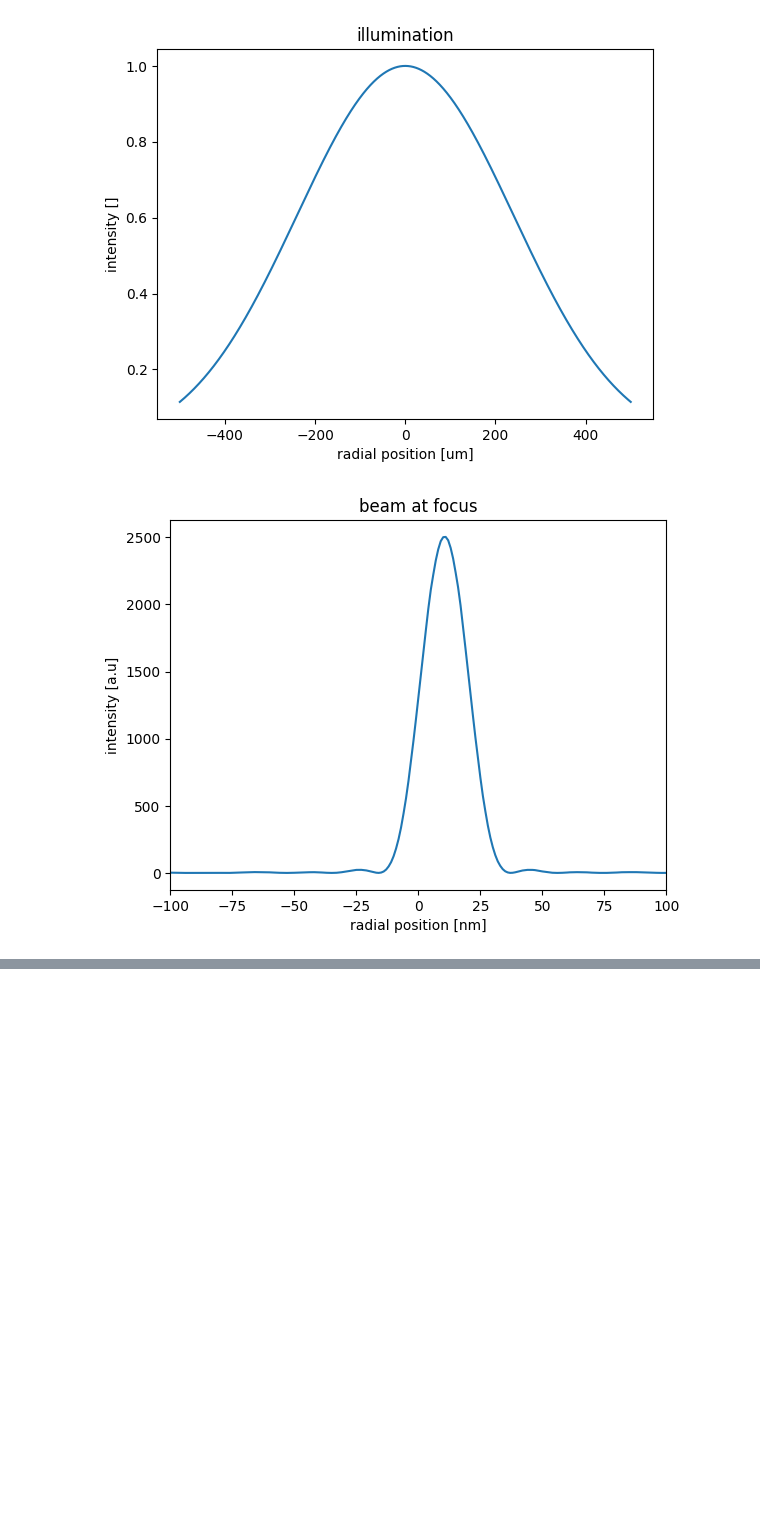
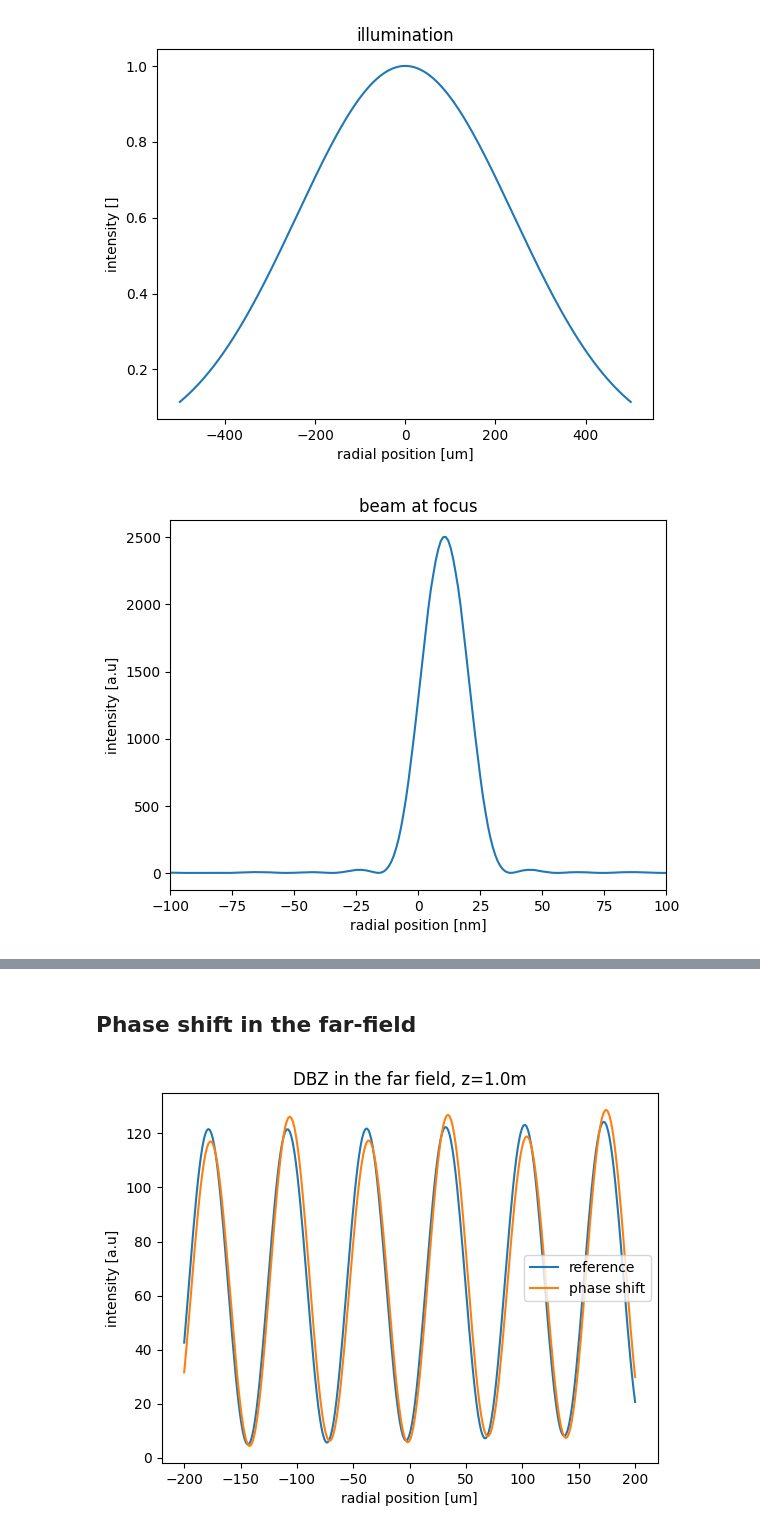
Before and after one commit to xiaoyachong/dream, a Jupyter notebook: dbz.ipynb, the cells around one changed output, grey strips where cells are left out. Cells and saved outputs as stored; diff of their text form; code cells hidden in the pictures; blank space fills up the shorter version.

```diff
--- a/dbz.ipynb
+++ b/dbz.ipynb
@@ -143,0 +187,27 @@ plt.show()
+# %% [markdown]
+## Phase shift in the far-field
+# %%
+# need to use huygens fresnel here because
+# dx_m<wavelength_m*z_m/Dx_m
+
+# limiting the input field (could be improved by masking around the focii) to where there is actually signal
+mask_focii = abs(x_m)<2.5*spot_sep_m/2
+# far field coordinate
+xff_m = np.linspace(-2e-4,2e-4,300)
+
+# we create a phase shift between the two spots
+phase_shift_deg = 10
+phase_mask_rad = np.exp(1j*np.pi*np.sign(x_m[mask_focii])*phase_shift_deg/360)
+
+z_m = 1 #propagation distance
+# not fast at all! ~1 sec per point
+Edbz_ph_ff = propHF(x_m[mask_focii], xff_m, Ef_dbz[mask_focii]*phase_mask_rad, 2*np.pi/wavelength_m, z_m)
+# %%
+plt.plot(xff_m*1e6,abs(Edbz_ff)**2, xff_m*1e6,abs(Edbz_ph_ff)**2)
+plt.xlabel('radial position [um]')
+plt.ylabel('intensity [a.u]')
+plt.legend(('reference','phase shift'))
+plt.title('DBZ in the far field, z=%1.1fm'%z_m)
+plt.show()
+# %% [output]
+[figure, added]
```
Also changed, not shown: parts of 21 cells of this notebook.
